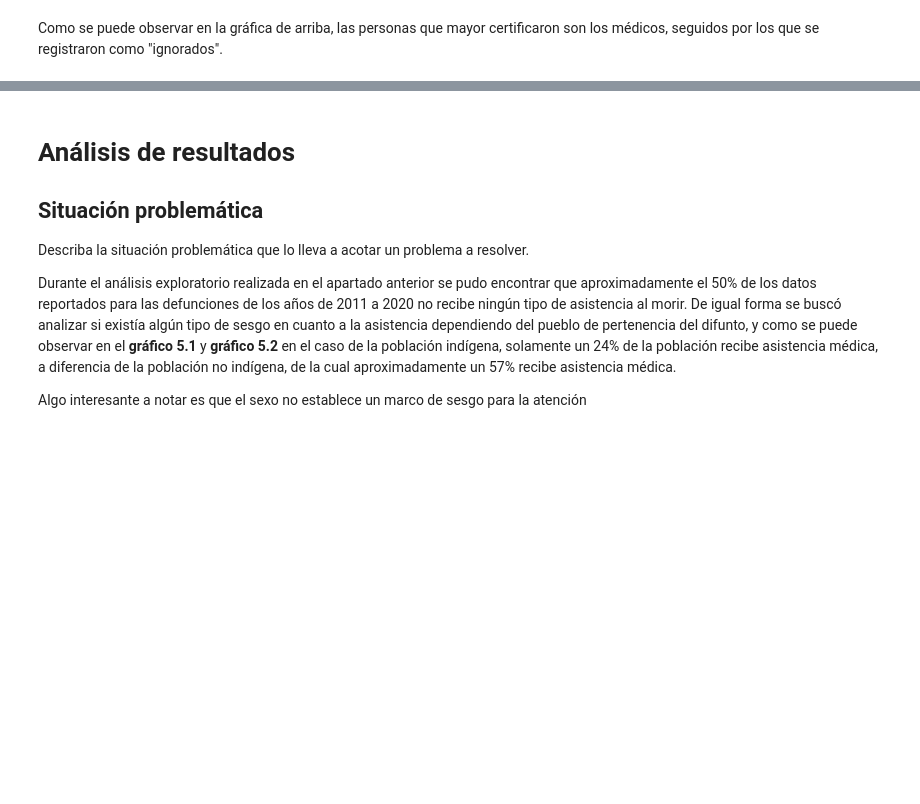
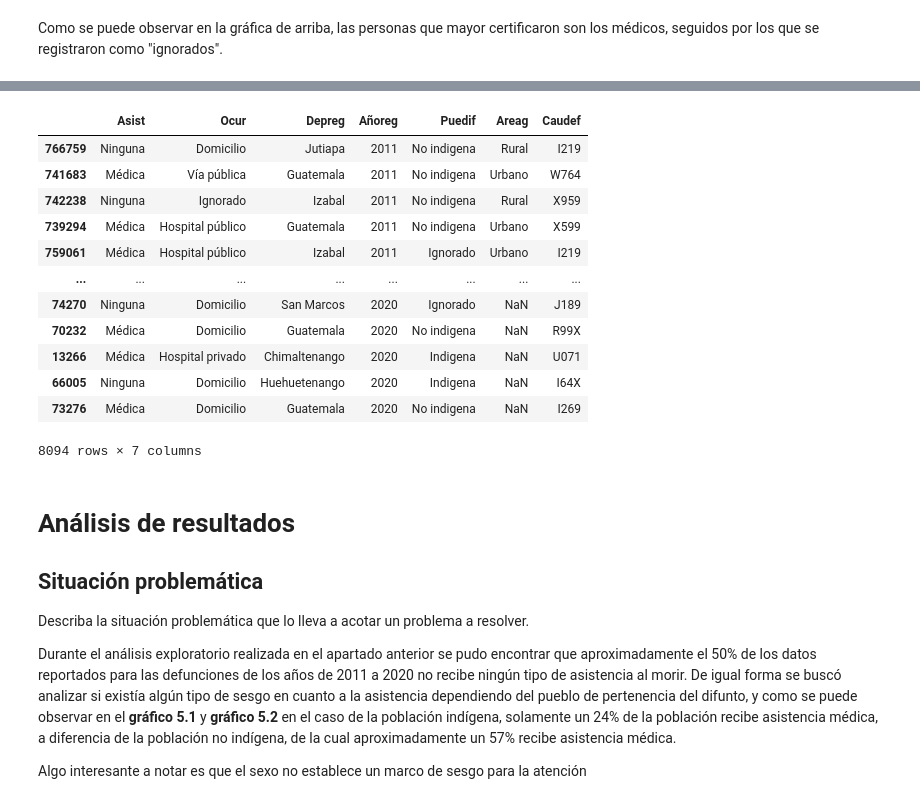
Before and after one commit to Orlando19943/Proyecto1-DM, a Jupyter notebook: project.ipynb, the cells around one changed output, grey strips where cells are left out. Drawn from its saved outputs; the diff is of its cells as text; code cells hidden in the pictures; blank space fills up the shorter version.

```diff
--- a/project.ipynb
+++ b/project.ipynb
@@ -1152,3 +1311,23 @@ del deaths_sample
+# %%
+# Obtención de la muestra
+deaths_sample = deaths.groupby('Añoocu', group_keys=False).apply(lambda x: x.sample(frac=0.01))
+
+usable = ['Asist', 'Ocur', 'Depreg', 'Añoreg', 'Puedif', 'Areag', 'Caudef']
+deaths_sample = deaths_sample[usable]
+# %% [output]
+|  | Asist | Ocur | Depreg | Añoreg | Puedif | Areag | Caudef |
+| 766759 | Ninguna | Domicilio | Jutiapa | 2011 | No indigena | Rural | I219 |
+| 741683 | Médica | Vía pública | Guatemala | 2011 | No indigena | Urbano | W764 |
+| 742238 | Ninguna | Ignorado | Izabal | 2011 | No indigena | Rural | X959 |
+| 739294 | Médica | Hospital público | Guatemala | 2011 | No indigena | Urbano | X599 |
+| 759061 | Médica | Hospital público | Izabal | 2011 | Ignorado | Urbano | I219 |
+| ... | ... | ... | ... | ... | ... | ... | ... |
+| 74270 | Ninguna | Domicilio | San Marcos | 2020 | Ignorado | NaN | J189 |
+| 70232 | Médica | Domicilio | Guatemala | 2020 | No indigena | NaN | R99X |
+| 13266 | Médica | Hospital privado | Chimaltenango | 2020 | Indigena | NaN | U071 |
+| 66005 | Ninguna | Domicilio | Huehuetenango | 2020 | Indigena | NaN | I64X |
+| 73276 | Médica | Domicilio | Guatemala | 2020 | No indigena | NaN | I269 |
+8094 rows × 7 columns
 # %% [markdown]
 # Análisis de resultados
 
```
Also changed, not shown: parts of 22 cells of this notebook.
